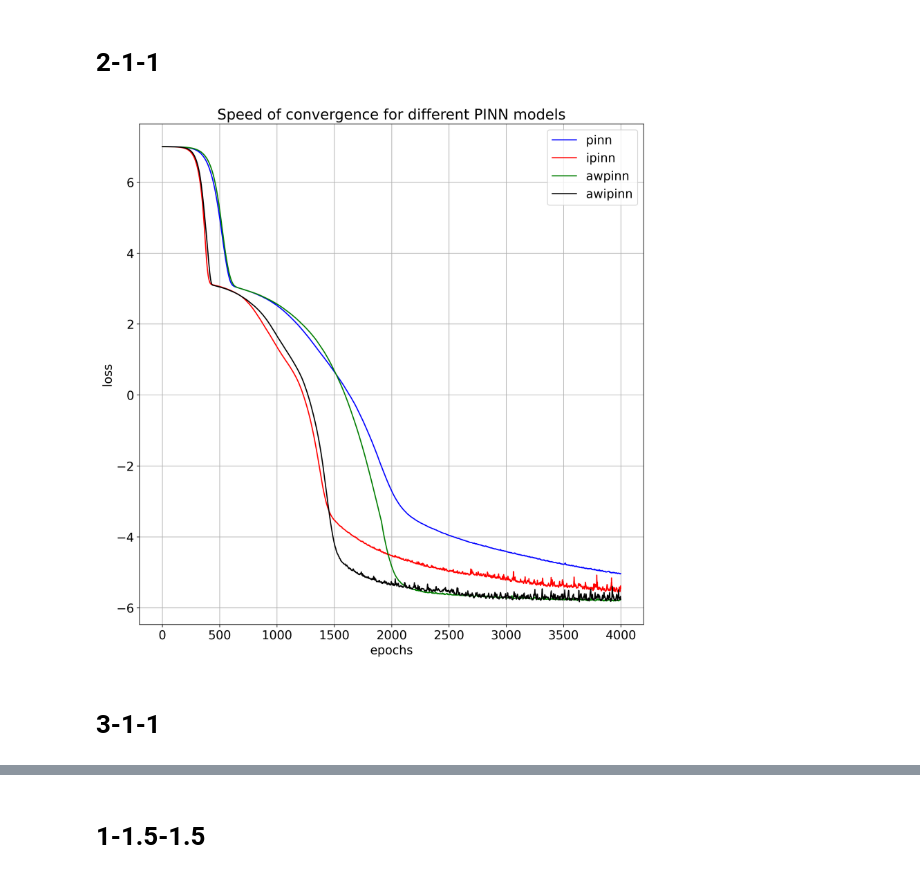
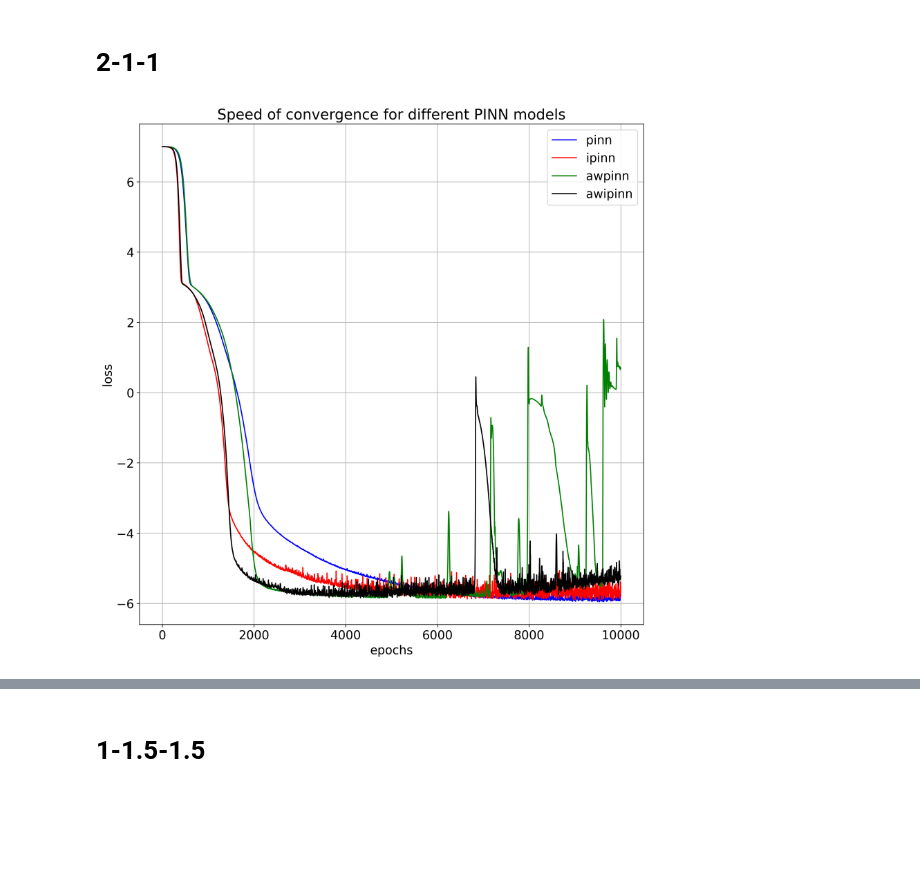
Before and after one commit to HengruiBaiCN/Honor, a Jupyter notebook: plotting.ipynb, the cells around one changed output, grey strips where cells are left out. Drawn from its saved outputs; the diff is of its cells as text; code cells hidden in the pictures; blank space fills up the shorter version.

```diff
--- a/plotting.ipynb
+++ b/plotting.ipynb
@@ -58,21 +56,19 @@ plt.grid(True)
 # %%
 # extract data
 loss_list1 = pd.read_csv('test_final_performance/pinn/2-1-1/average_loss.csv')['Average_MSE_Loss'].to_numpy()
 loss_list2 = pd.read_csv('test_final_performance/ipinn/2-1-1/average_loss.csv')['Average_MSE_Loss'].to_numpy()
 loss_list3 = pd.read_csv('test_final_performance/awpinn/2-1-1/average_loss.csv')['Average_MSE_Loss'].to_numpy()
 loss_list4 = pd.read_csv('test_final_performance/awipinn/2-1-1/average_loss.csv')['Average_MSE_Loss'].to_numpy()
 
 fig = plt.figure(figsize=(12,12))
-plt.plot(range(4000), [np.log(item) for item in loss_list1[:4000]], color='blue', label='pinn')
-plt.plot(range(4000), [np.log(item) for item in loss_list2[:4000]], color='red', label='ipinn')
-plt.plot(range(4000), [np.log(item) for item in loss_list3[:4000]], color='green', label='awpinn')
-plt.plot(range(4000), [np.log(item) for item in loss_list4[:4000]], color='black', label='awipinn')
+plt.plot(range(num_epochs), [np.log(item) for item in loss_list1[:num_epochs]], color='blue', label='pinn')
+plt.plot(range(num_epochs), [np.log(item) for item in loss_list2[:num_epochs]], color='red', label='ipinn')
+plt.plot(range(num_epochs), [np.log(item) for item in loss_list3[:num_epochs]], color='green', label='awpinn')
+plt.plot(range(num_epochs), [np.log(item) for item in loss_list4[:num_epochs]], color='black', label='awipinn')
 plt.xlabel('epochs')
 plt.ylabel('loss')
 plt.legend()
 plt.title(f'Speed of convergence for different PINN models')
 plt.grid(True)
 # %% [output]
-[figure, old version]
+[figure, new version]
-# %% [markdown]
-# 3-1-1
```
Also changed, not shown: parts of 3 cells of this notebook, 9 other files.
